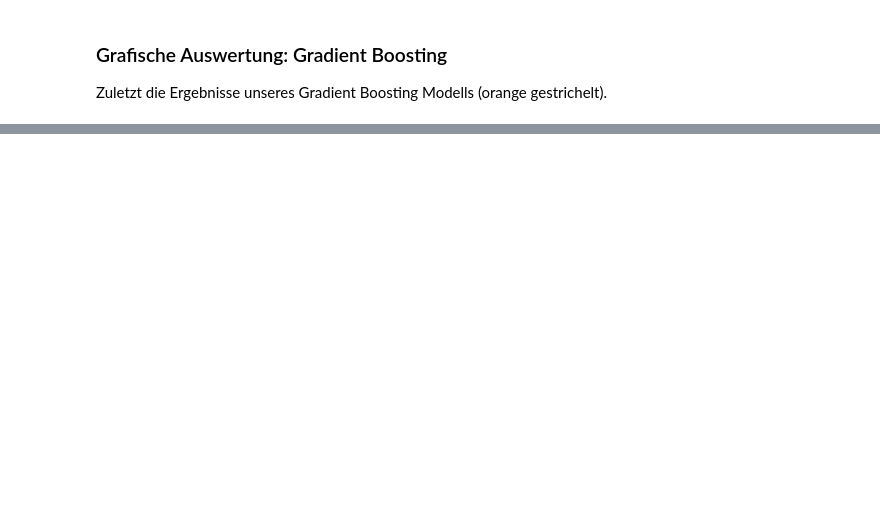
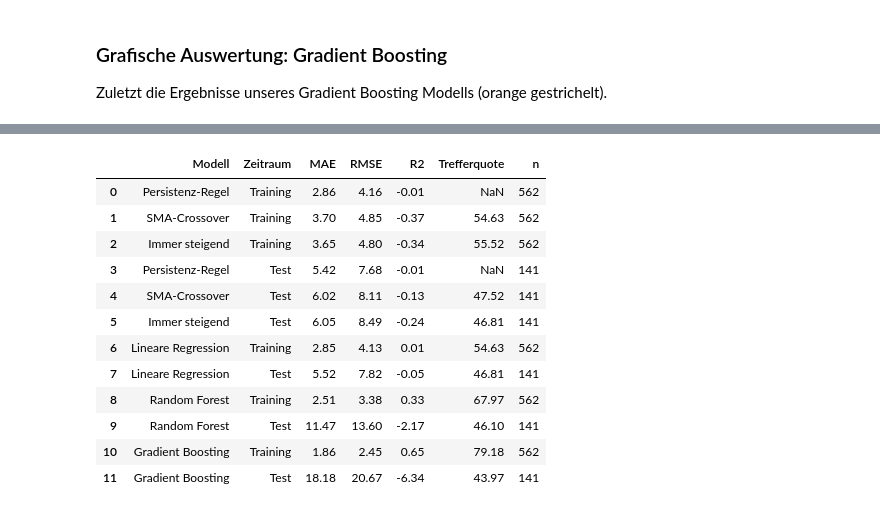
Before and after one commit to KonstantinosLamprou/stockanalysis, a Jupyter notebook: notebooks/stock-market-analysis.ipynb, the cells around one changed output, grey strips where cells are left out. Cells and saved outputs as stored; diff of their text form; code cells hidden in the pictures; blank space fills up the shorter version.

```diff
--- a/notebooks/stock-market-analysis.ipynb
+++ b/notebooks/stock-market-analysis.ipynb
@@ -233,0 +246,21 @@ plt.show()
+# %%
+import pandas as pd
+import evaluation as ev
+import validation as val
+import models.rules as rules
+
+typical_move = float(y_train.abs().mean())
+
+rule_preds = {}
+for period, part in (('Training', train_data), ('Test', test_data)):
+    rule_preds[period] = {
+        'Persistenz-Regel': rules.persistence_rule(part),
+        'SMA-Crossover': rules.sma_crossover_rule(part, typical_move),
+        'Immer steigend': rules.always_up_rule(typical_move, len(part)),
+    }
+
+rows = {}
+for period, part in (('Training', train_data), ('Test', test_data)):
+    for name, p in rule_preds[period].items():
+        rows[(name, period)] = ev.compute_metrics(part['Target'], p)
+ev.metrics_table(rows).round(2)
@@ -233,0 +278,4 @@ plt.show()
+# %%
+passed = val.run_all_checks(df_features, train_data, test_data, features)
+for name in passed:
+    print('bestanden:', name)
@@ -233,0 +290,22 @@ plt.show()
+# %%
+models = {'Lineare Regression': lr_model, 'Random Forest': rf_model, 'Gradient Boosting': gb_model}
+for name, model in models.items():
+    rows[(name, 'Training')] = ev.compute_metrics(y_train, model.predict(X_train))
+    rows[(name, 'Test')] = ev.compute_metrics(y_test, model.predict(X_test))
+
+table = ev.metrics_table(rows)
+table.round(2)
+# %% [output]
+|  | Modell | Zeitraum | MAE | RMSE | R2 | Trefferquote | n |
+| 0 | Persistenz-Regel | Training | 2.86 | 4.16 | -0.01 | NaN | 562 |
+| 1 | SMA-Crossover | Training | 3.70 | 4.85 | -0.37 | 54.63 | 562 |
+| 2 | Immer steigend | Training | 3.65 | 4.80 | -0.34 | 55.52 | 562 |
+| 3 | Persistenz-Regel | Test | 5.42 | 7.68 | -0.01 | NaN | 141 |
+| 4 | SMA-Crossover | Test | 6.02 | 8.11 | -0.13 | 47.52 | 141 |
+| 5 | Immer steigend | Test | 6.05 | 8.49 | -0.24 | 46.81 | 141 |
+| 6 | Lineare Regression | Training | 2.85 | 4.13 | 0.01 | 54.63 | 562 |
+| 7 | Lineare Regression | Test | 5.52 | 7.82 | -0.05 | 46.81 | 141 |
+| 8 | Random Forest | Training | 2.51 | 3.38 | 0.33 | 67.97 | 562 |
+| 9 | Random Forest | Test | 11.47 | 13.60 | -2.17 | 46.10 | 141 |
+| 10 | Gradient Boosting | Training | 1.86 | 2.45 | 0.65 | 79.18 | 562 |
+| 11 | Gradient Boosting | Test | 18.18 | 20.67 | -6.34 | 43.97 | 141 |
```
Also changed, not shown: parts of 18 cells of this notebook, 30 other files.
